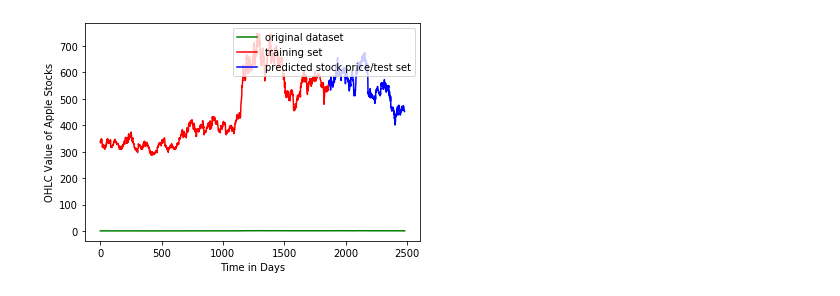
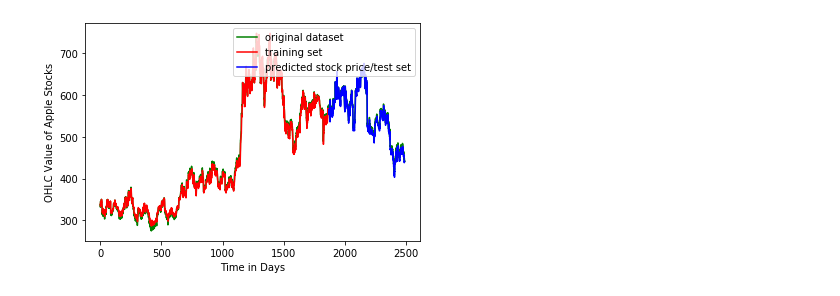
Before and after one commit to neermesh/deep-learning, a Jupyter notebook: tensorflow_LSTM.ipynb, the cells around one changed output. Saved outputs shown, nothing was run; the diff lists cells and outputs as text; code cells hidden in the pictures.

```diff
--- a/tensorflow_LSTM.ipynb
+++ b/tensorflow_LSTM.ipynb
@@ -148,27 +161,27 @@ Test RMSE: 11.33
 # %%
 # CREATING SIMILAR DATASET TO PLOT TRAINING PREDICTIONS
 trainPredictPlot = np.empty_like(close_val)
 trainPredictPlot[:, :] = np.nan
 trainPredictPlot[step_size:len(trainPredict)+step_size, :] = trainPredict
 
 # CREATING SIMILAR DATASSET TO PLOT TEST PREDICTIONS
 testPredictPlot = np.empty_like(close_val)
 testPredictPlot[:, :] = np.nan
 testPredictPlot[len(trainPredict)+(step_size*2)+1:len(close_val)-1, :] = testPredict
 
 # DE-NORMALIZING MAIN DATASET
 OHLC_avg = scaler.inverse_transform(close_val)
 
 # PLOT OF MAIN OHLC VALUES, TRAIN PREDICTIONS AND TEST PREDICTIONS
-plt.plot(close_val, 'g', label = 'original dataset')
+plt.plot(dataset['Close'].values, 'g', label = 'original dataset')
 plt.plot(trainPredictPlot, 'r', label = 'training set')
 plt.plot(testPredictPlot, 'b', label = 'predicted stock price/test set')
 plt.legend(loc = 'upper right')
 plt.xlabel('Time in Days')
 plt.ylabel('OHLC Value of Apple Stocks')
 plt.show()
 # %% [output]
-[figure, old version]
+[figure, new version]
 # %%
 # PREDICT FUTURE VALUES
 last_val = testPredict[-1]
```
Also changed, not shown: parts of 48 cells of this notebook.
